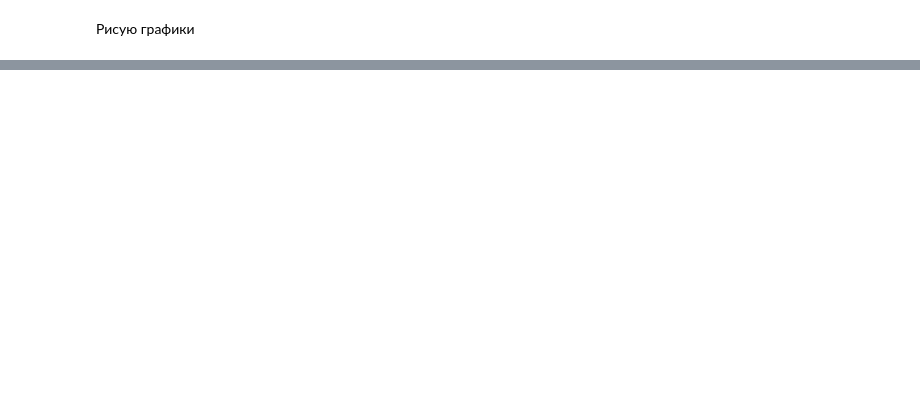
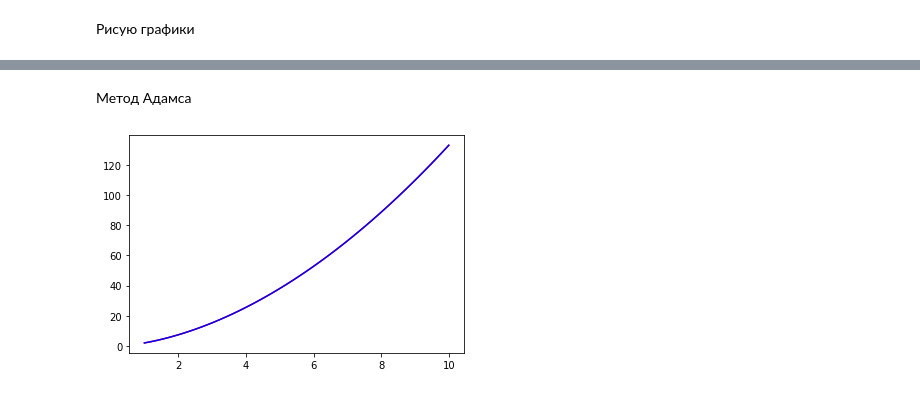
Before and after one commit to EngineerXL/numerical-methods, a Jupyter notebook: lab4_1/plots4_1.ipynb, the cells around one changed output, grey strips where cells are left out. Cells and saved outputs as stored; diff of their text form; code cells hidden in the pictures; blank space fills up the shorter version.

```diff
--- a/lab4_1/plots4_1.ipynb
+++ b/lab4_1/plots4_1.ipynb
@@ -71,0 +76,9 @@ draw(l, r, x, y)
+# %% [markdown]
+Метод Адамса
+# %%
+x = [1.000000, 1.100000, 1.200000, 1.300000, 1.400000, 1.500000, 1.600000, 1.700000, 1.800000, 1.900000, 2.000000, 2.100000, 2.200000, 2.300000, 2.400000, 2.500000, 2.600000, 2.700000, 2.800000, 2.900000, 3.000000, 3.100000, 3.200000, 3.300000, 3.400000, 3.500000, 3.600000, 3.700000, 3.800000, 3.900000, 4.000000, 4.100000, 4.200000, 4.300000, 4.400000, 4.500000, 4.600000, 4.700000, 4.800000, 4.900000, 5.000000, 5.100000, 5.200000, 5.300000, 5.400000, 5.500000, 5.600000, 5.700000, 5.800000, 5.900000, 6.000000, 6.100000, 6.200000, 6.300000, 6.400000, 6.500000, 6.600000, 6.700000, 6.800000, 6.900000, 7.000000, 7.100000, 7.200000, 7.300000, 7.400000, 7.500000, 7.600000, 7.700000, 7.800000, 7.900000, 8.000000, 8.100000, 8.200000, 8.300000, 8.400000, 8.500000, 8.600000, 8.700000, 8.800000, 8.900000, 9.000000, 9.100000, 9.200000, 9.300000, 9.400000, 9.500000, 9.600000, 9.700000, 9.800000, 9.900000, 10.000000]
+y = [2.000000, 2.414842, 2.858788, 3.331076, 3.831062, 4.358197, 4.912005, 5.492067, 6.098015, 6.729521, 7.386294, 8.068068, 8.774606, 9.505692, 10.261126, 11.040729, 11.844333, 12.671784, 13.522940, 14.397668, 15.295844, 16.217355, 17.162093, 18.129956, 19.120849, 20.134685, 21.171378, 22.230849, 23.313023, 24.417830, 25.545200, 26.695071, 27.867382, 29.062073, 30.279091, 31.518381, 32.779894, 34.063581, 35.369396, 36.697295, 38.047234, 39.419174, 40.813074, 42.228898, 43.666609, 45.126172, 46.607553, 48.110720, 49.635642, 51.182287, 52.750628, 54.340636, 55.952283, 57.585543, 59.240391, 60.916801, 62.614750, 64.334214, 66.075171, 67.837599, 69.621475, 71.426781, 73.253495, 75.101598, 76.971071, 78.861895, 80.774053, 82.707527, 84.662300, 86.638354, 88.635675, 90.654246, 92.694051, 94.755076, 96.837306, 98.940726, 101.065323, 103.211083, 105.377992, 107.566038, 109.775208, 112.005488, 114.256868, 116.529334, 118.822876, 121.137482, 123.473141, 125.829841, 128.207573, 130.606325, 133.026087]
+
+draw(l, r, x, y)
+# %% [output]
+[figure, added]
```
Also changed, not shown: parts of 20 cells of this notebook, 16 other files.
